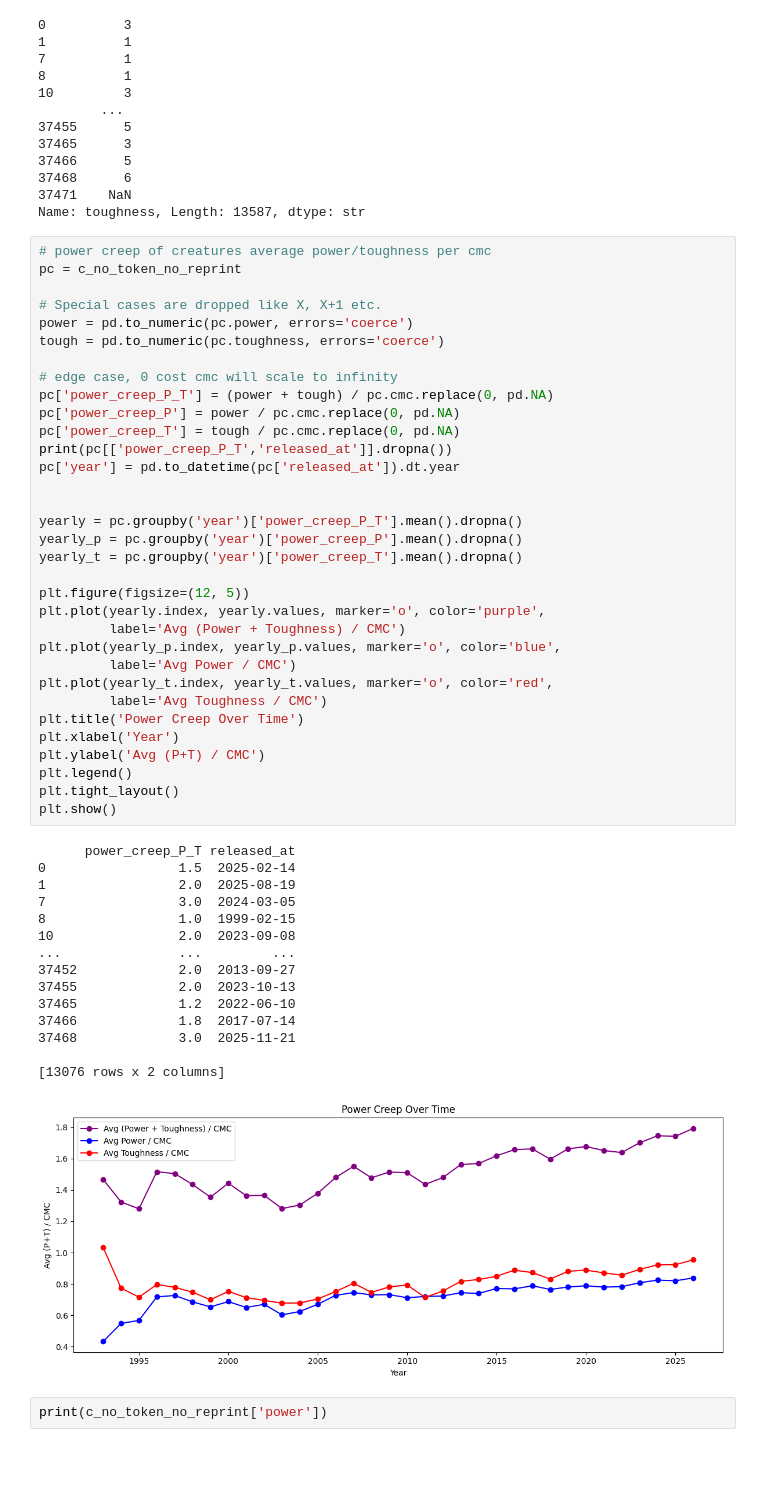
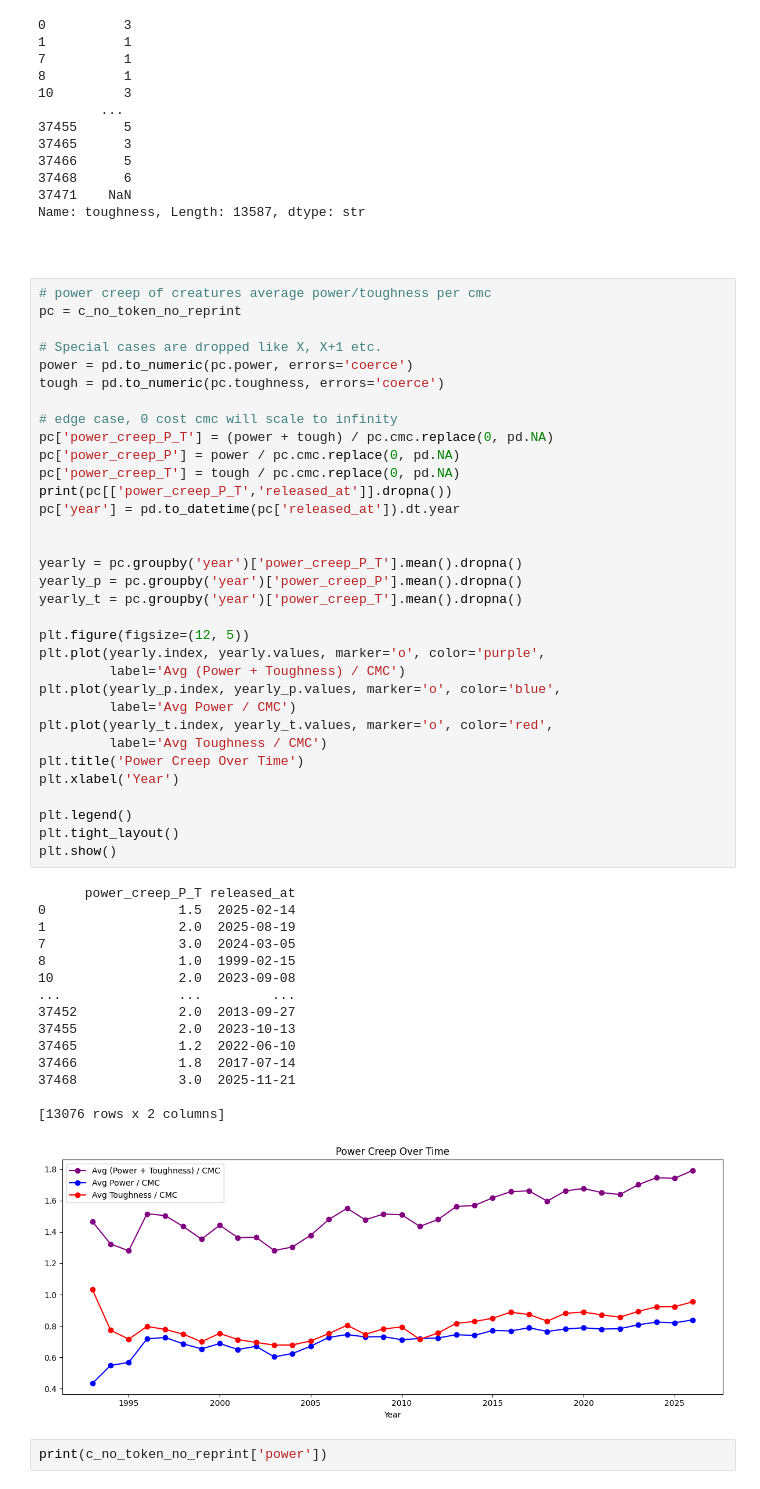
Before and after one commit to Virulentis/MagictheGathering-Pandas, a Jupyter notebook: MTG.ipynb, the cells around one changed output. Saved outputs shown, nothing was run; the diff lists cells and outputs as text; blank space fills up the shorter version.

```diff
--- a/MTG.ipynb
+++ b/MTG.ipynb
@@ -152,6 +152,8 @@ print(c_no_token_no_reprint['toughness'])
 37468      6
 37471    NaN
 Name: toughness, Length: 13587, dtype: str
+# %% [markdown]
+#
 # %%
 # power creep of creatures average power/toughness per cmc
 pc = c_no_token_no_reprint
@@ -172,35 +174,35 @@ yearly = pc.groupby('year')['power_creep_P_T'].mean().dropna()
 yearly_p = pc.groupby('year')['power_creep_P'].mean().dropna()
 yearly_t = pc.groupby('year')['power_creep_T'].mean().dropna()
 
 plt.figure(figsize=(12, 5))
 plt.plot(yearly.index, yearly.values, marker='o', color='purple',
          label='Avg (Power + Toughness) / CMC')
 plt.plot(yearly_p.index, yearly_p.values, marker='o', color='blue',
          label='Avg Power / CMC')
 plt.plot(yearly_t.index, yearly_t.values, marker='o', color='red',
          label='Avg Toughness / CMC')
 plt.title('Power Creep Over Time')
 plt.xlabel('Year')
-plt.ylabel('Avg (P+T) / CMC')
+
 plt.legend()
 plt.tight_layout()
 plt.show()
 # %% [output]
       power_creep_P_T released_at
 0                 1.5  2025-02-14
 1                 2.0  2025-08-19
 7                 3.0  2024-03-05
 8                 1.0  1999-02-15
 10                2.0  2023-09-08
 ...               ...         ...
 37452             2.0  2013-09-27
 37455             2.0  2023-10-13
 37465             1.2  2022-06-10
 37466             1.8  2017-07-14
 37468             3.0  2025-11-21
 
 [13076 rows x 2 columns]
-[figure, old version]
+[figure, new version]
 # %%
 print(c_no_token_no_reprint['power'])
 # %% [output]
```
Also changed, not shown: parts of 1 cell of this notebook.
